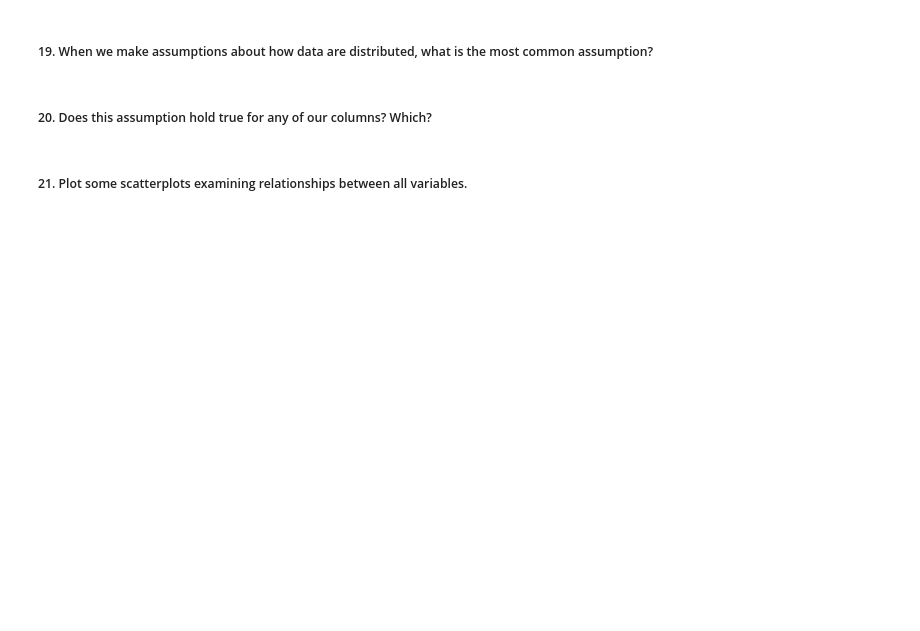
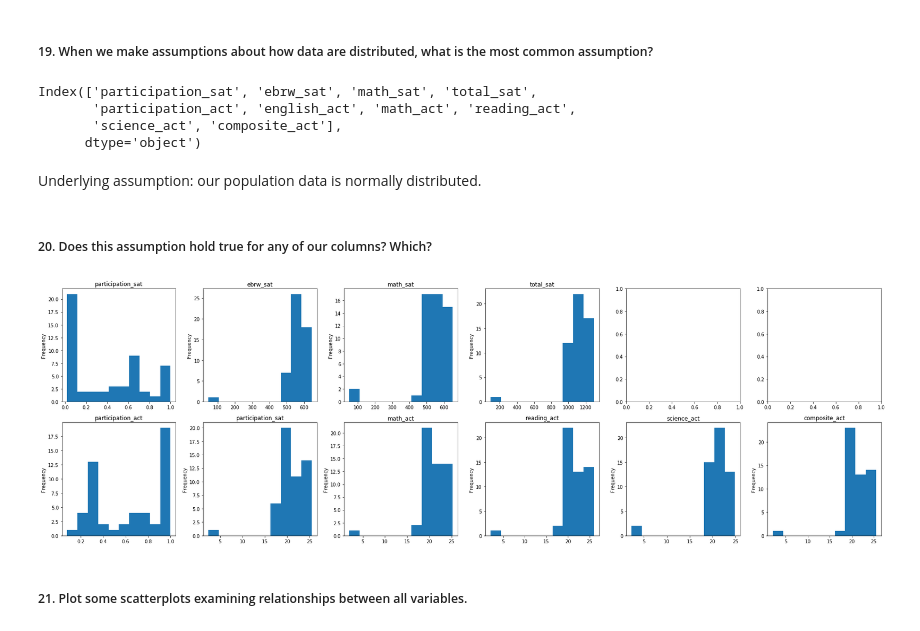
Before and after one commit to helencai62/SAT_participation_project, a Jupyter notebook: code/starter-code.ipynb, the cells around one changed output. Saved outputs shown, nothing was run; the diff lists cells and outputs as text; code cells hidden in the pictures; blank space fills up the shorter version.

```diff
--- a/code/starter-code.ipynb
+++ b/code/starter-code.ipynb
@@ -492,6 +543,33 @@ AttributeError: 'DataFrame' object has no attribute 'concat'
 # %% [markdown]
 ##### 19. When we make assumptions about how data are distributed, what is the most common assumption?
+# %%
+merged_numeric_df.columns
+# %% [output]
+Index(['participation_sat', 'ebrw_sat', 'math_sat', 'total_sat',
+       'participation_act', 'english_act', 'math_act', 'reading_act',
+       'science_act', 'composite_act'],
+      dtype='object')
+# %% [markdown]
+Underlying assumption: our population data is normally distributed.
 # %% [markdown]
 ##### 20. Does this assumption hold true for any of our columns? Which?
+# %%
+#Our data does not appear to be normally distributed looking at the plots.
+figure, ax = plt.subplots(nrows = 2, ncols = 6, figsize = (25,8))
+
+merged_numeric_df['participation_sat'].plot(kind = 'hist', ax = ax[0,0], title = 'participation_sat');
+merged_numeric_df['ebrw_sat'].plot(kind = 'hist', ax = ax[0,1], title = 'ebrw_sat');
+merged_numeric_df['math_sat'].plot(kind = 'hist', ax = ax[0,2], title = 'math_sat');
+merged_numeric_df['total_sat'].plot(kind = 'hist', ax = ax[0,3], title = 'total_sat');
+merged_numeric_df['participation_act'].plot(kind = 'hist', ax = ax[1,0], title = 'participation_act');
+merged_numeric_df['english_act'].plot(kind = 'hist', ax = ax[1,1], title = 'participation_sat');
+merged_numeric_df['math_act'].plot(kind = 'hist', ax = ax[1,2], title = 'math_act');
+merged_numeric_df['reading_act'].plot(kind = 'hist', ax = ax[1,3], title = 'reading_act');
+merged_numeric_df['science_act'].plot(kind = 'hist', ax = ax[1,4], title = 'science_act');
+merged_numeric_df['composite_act'].plot(kind = 'hist', ax = ax[1,5], title = 'composite_act');
+
+plt.tight_layout()
+# %% [output]
+[figure, added]
 # %% [markdown]
 ##### 21. Plot some scatterplots examining relationships between all variables.
```
Also changed, not shown: parts of 13 cells of this notebook.
